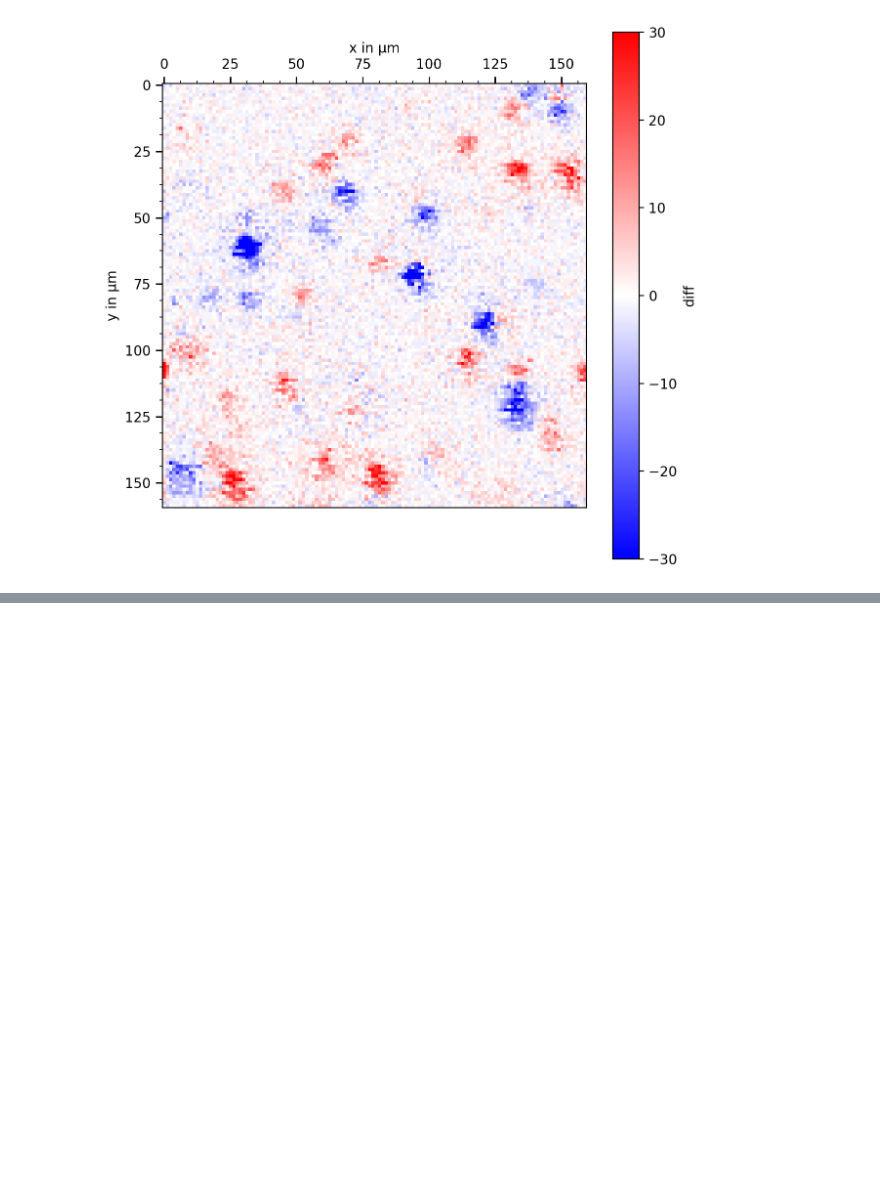
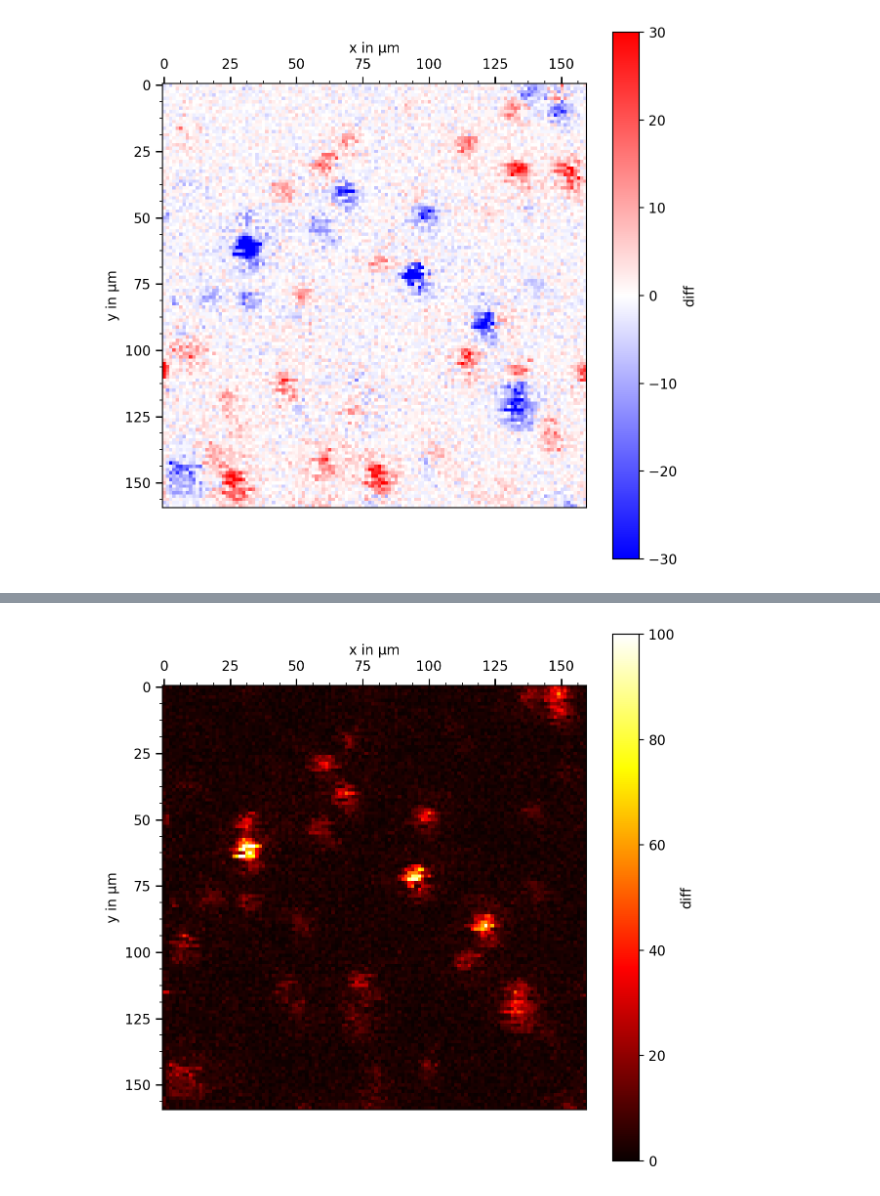
Before and after one commit to JKL453/s04-utils, a Jupyter notebook: FIDA.ipynb, the cells around one changed output, grey strips where cells are left out. Saved outputs shown, nothing was run; the diff lists cells and outputs as text; code cells hidden in the pictures; blank space fills up the shorter version.

```diff
--- a/FIDA.ipynb
+++ b/FIDA.ipynb
@@ -170,0 +133,43 @@ plt.show()
+# %%
+horizontal = img.data['APD1']
+fig, ax = plt.subplots(figsize=(7,7))
+im = ax.imshow(horizontal, cmap='hot', vmax = 100)
+cbar = fig.colorbar(im, label='diff')
+
+# set major tick options
+plt.tick_params(axis='both',
+                    which='major',
+                    labelsize=10,
+                    labelbottom=False,
+                    bottom=False,
+                    top=True,
+                    labeltop=True,
+                    length=5,
+                    width=1.1)
+
+# set minor tick options
+plt.tick_params(axis='both',
+                    which='minor',
+                    labelsize=10,
+                    labelbottom=False,
+                    bottom=False,
+                    top=True,
+                    labeltop=True,
+                    direction='out')
+
+scaling_factor_x = (img.range_x*1e6)/img.pixel_x
+scaling_factor_y = (img.range_y*1e6)/img.pixel_y
+rounded_x_ticks = lambda x, _:'{:d}'.format(round(x*scaling_factor_x))
+rounded_y_ticks = lambda y, _:'{:d}'.format(round(y*scaling_factor_y))
+
+ax.xaxis.set_major_formatter(rounded_x_ticks)
+ax.yaxis.set_major_formatter(rounded_y_ticks)
+
+plt.minorticks_on()
+plt.xlabel('x in µm')
+plt.ylabel('y in µm')
+set_matplotlib_formats('retina')
+ax.xaxis.set_label_position('top')
+plt.show()
+# %% [output]
+[figure, added]
```
Also changed, not shown: parts of 6 cells of this notebook.
